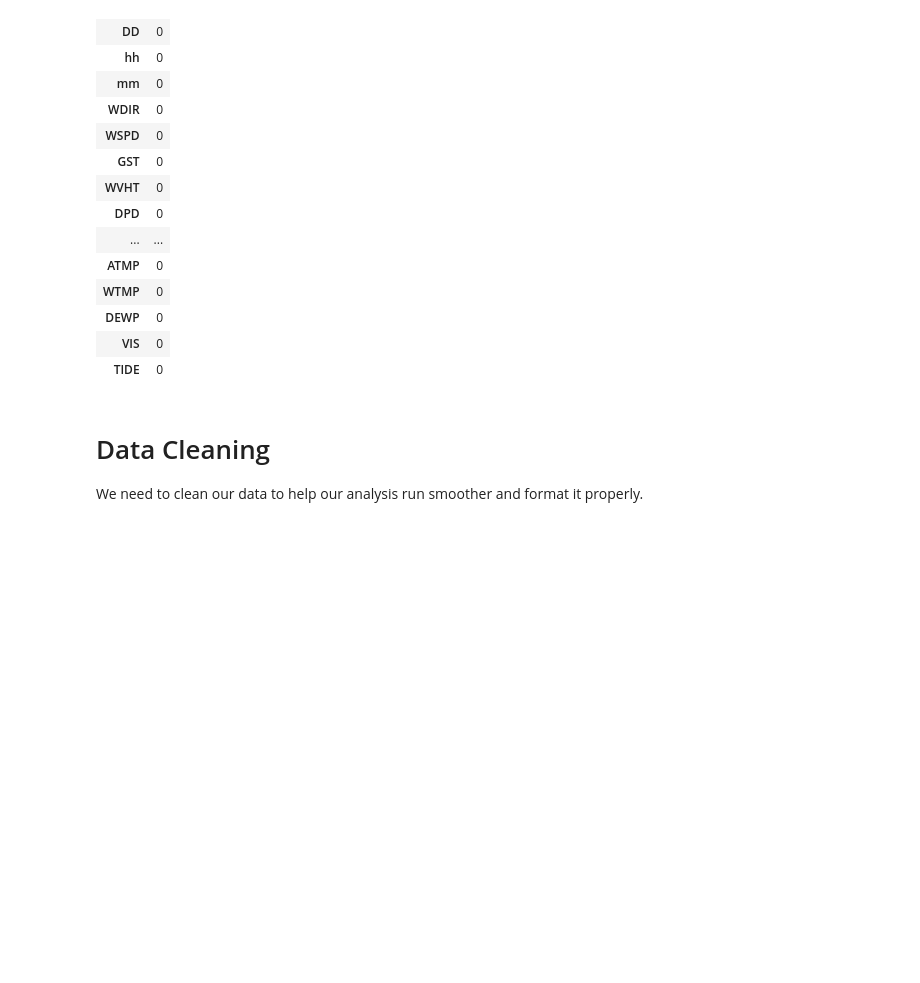
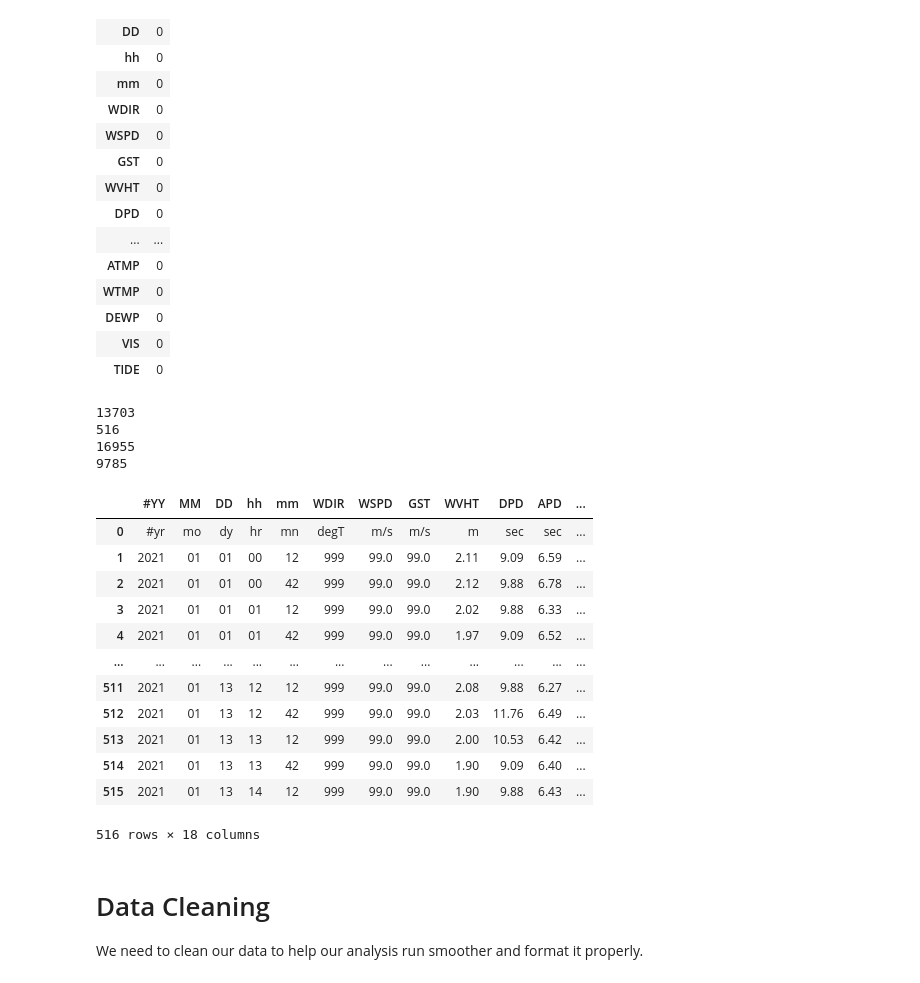
Before and after one commit to jeanpmalolo/SPICE-2024, a Jupyter notebook: waveheight_final.ipynb, the cells around one changed output. Cells and saved outputs as stored; diff of their text form; code cells hidden in the pictures; blank space fills up the shorter version.

```diff
--- a/waveheight_final.ipynb
+++ b/waveheight_final.ipynb
@@ -147,6 +202,32 @@ na_values # typing in the variable name prints it out for you
 | DEWP | 0 |
 | VIS | 0 |
 | TIDE | 0 |
+# %%
+print(len(df23))
+print(len(df21))
+print(len(df20))
+print(len(df19))
+# %% [output]
+13703
+516
+16955
+9785
+# %%
+df21
+# %% [output]
+|  | #YY | MM | DD | hh | mm | WDIR | WSPD | GST | WVHT | DPD | APD | ... |
+| 0 | #yr | mo | dy | hr | mn | degT | m/s | m/s | m | sec | sec | ... |
+| 1 | 2021 | 01 | 01 | 00 | 12 | 999 | 99.0 | 99.0 | 2.11 | 9.09 | 6.59 | ... |
+| 2 | 2021 | 01 | 01 | 00 | 42 | 999 | 99.0 | 99.0 | 2.12 | 9.88 | 6.78 | ... |
+| 3 | 2021 | 01 | 01 | 01 | 12 | 999 | 99.0 | 99.0 | 2.02 | 9.88 | 6.33 | ... |
+| 4 | 2021 | 01 | 01 | 01 | 42 | 999 | 99.0 | 99.0 | 1.97 | 9.09 | 6.52 | ... |
+| ... | ... | ... | ... | ... | ... | ... | ... | ... | ... | ... | ... | ... |
+| 511 | 2021 | 01 | 13 | 12 | 12 | 999 | 99.0 | 99.0 | 2.08 | 9.88 | 6.27 | ... |
+| 512 | 2021 | 01 | 13 | 12 | 42 | 999 | 99.0 | 99.0 | 2.03 | 11.76 | 6.49 | ... |
+| 513 | 2021 | 01 | 13 | 13 | 12 | 999 | 99.0 | 99.0 | 2.00 | 10.53 | 6.42 | ... |
+| 514 | 2021 | 01 | 13 | 13 | 42 | 999 | 99.0 | 99.0 | 1.90 | 9.09 | 6.40 | ... |
+| 515 | 2021 | 01 | 13 | 14 | 12 | 999 | 99.0 | 99.0 | 1.90 | 9.88 | 6.43 | ... |
+516 rows × 18 columns
 # %% [markdown]
 # Data Cleaning
 
```
Also changed, not shown: parts of 34 cells of this notebook.
